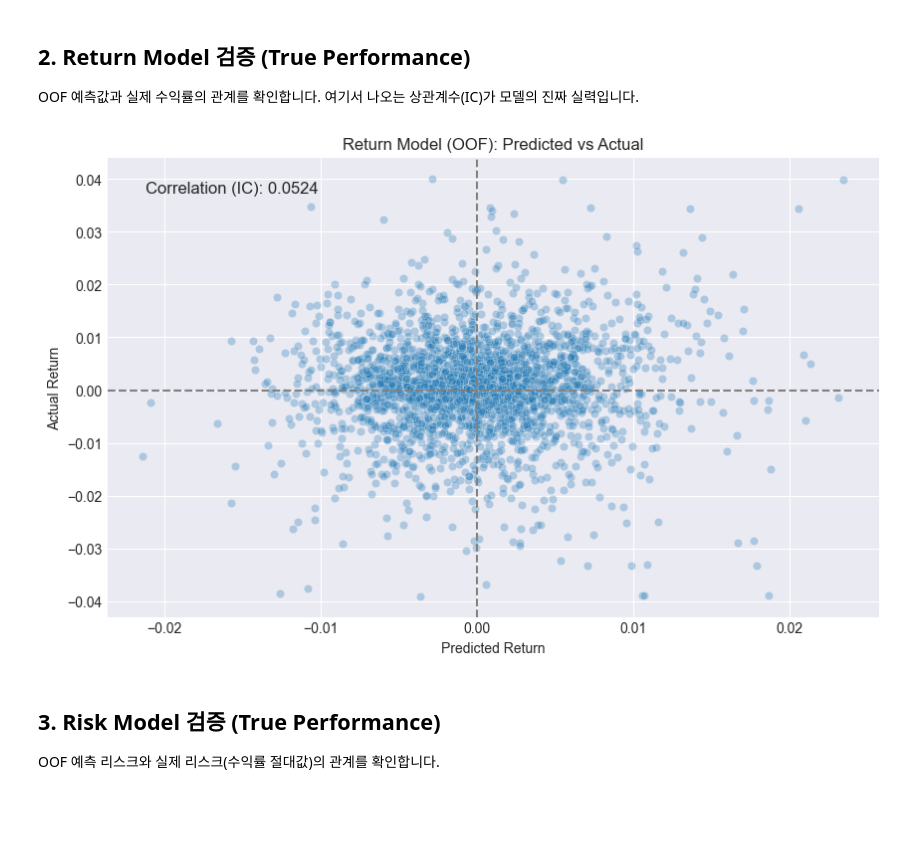
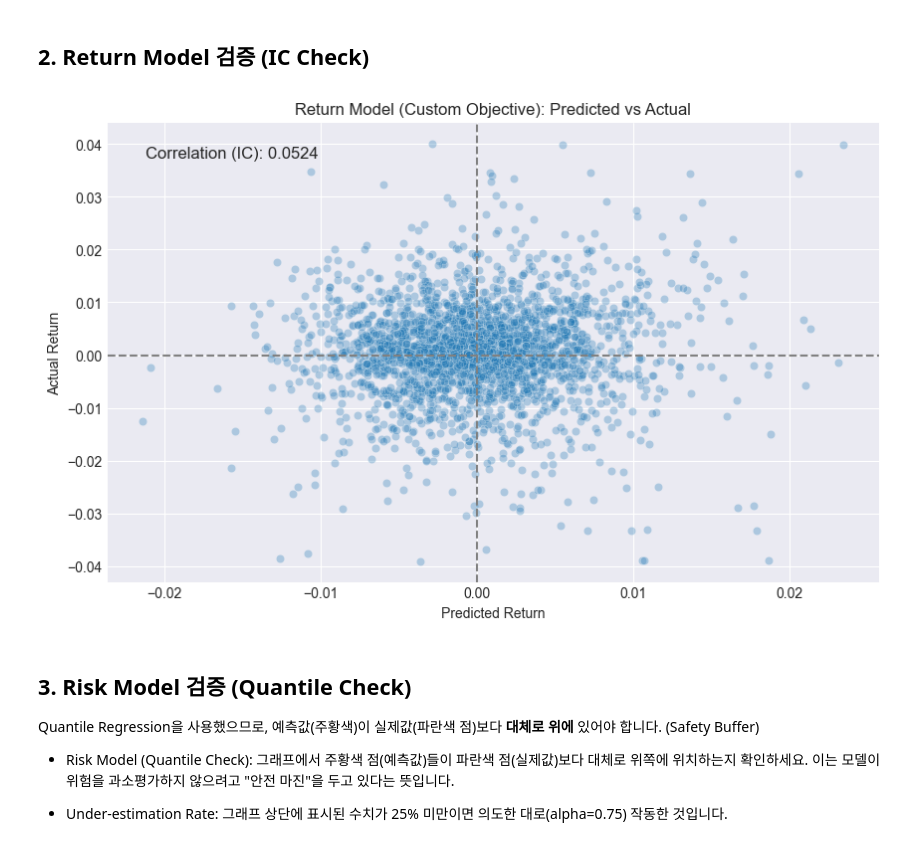
Before and after one commit to junreud/quant, a Jupyter notebook: notebooks/03_model_analysis_output.ipynb, the cells around one changed output. Cells and saved outputs as stored; diff of their text form; code cells hidden in the pictures; blank space fills up the shorter version.

```diff
--- a/notebooks/03_model_analysis_output.ipynb
+++ b/notebooks/03_model_analysis_output.ipynb
@@ -46,24 +47,27 @@ df.head()
-# %% [markdown]
-## 2. Return Model 검증 (True Performance)
-OOF 예측값과 실제 수익률의 관계를 확인합니다. 여기서 나오는 상관계수(IC)가 모델의 진짜 실력입니다.
+# %% [markdown]
+## 2. Return Model 검증 (IC Check)
 # %%
 # Scatter Plot: Predicted vs Actual Return
 plt.figure(figsize=(10, 6))
 sns.scatterplot(data=df, x='pred_return', y='actual_return', alpha=0.3)
 plt.axhline(0, color='gray', linestyle='--')
 plt.axvline(0, color='gray', linestyle='--')
-plt.title('Return Model (OOF): Predicted vs Actual')
+plt.title('Return Model (Custom Objective): Predicted vs Actual')
 plt.xlabel('Predicted Return')
 plt.ylabel('Actual Return')
 
 # 상관계수 계산
 corr = df['pred_return'].corr(df['actual_return'])
 plt.text(0.05, 0.95, f'Correlation (IC): {corr:.4f}', transform=plt.gca().transAxes, fontsize=12, verticalalignment='top')
 plt.show()
 # %% [output]
-[figure, old version]
+[figure, new version]
-# %% [markdown]
-## 3. Risk Model 검증 (True Performance)
-OOF 예측 리스크와 실제 리스크(수익률 절대값)의 관계를 확인합니다.
+# %% [markdown]
+## 3. Risk Model 검증 (Quantile Check)
+Quantile Regression을 사용했으므로, 예측값(주황색)이 실제값(파란색 점)보다 **대체로 위에** 있어야 합니다. (Safety Buffer)
+
+- Risk Model (Quantile Check): 그래프에서 주황색 점(예측값)들이 파란색 점(실제값)보다 대체로 위쪽에 위치하는지 확인하세요. 이는 모델이 위험을 과소평가하지 않으려고 "안전 마진"을 두고 있다는 뜻입니다.
+
+- Under-estimation Rate: 그래프 상단에 표시된 수치가 25% 미만이면 의도한 대로(alpha=0.75) 작동한 것입니다.
 # %%
 # Scatter Plot: Predicted Risk vs Actual Risk
```
Also changed, not shown: parts of 9 cells of this notebook, 10 other files.
